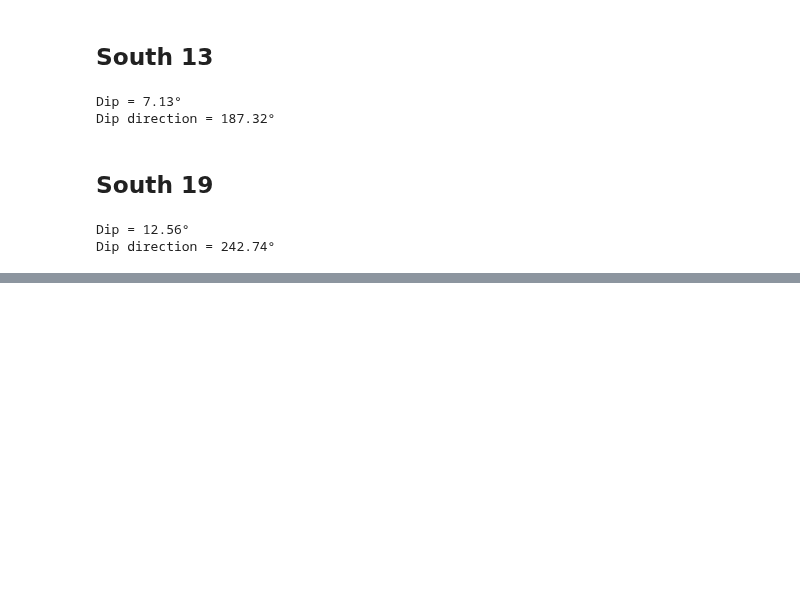
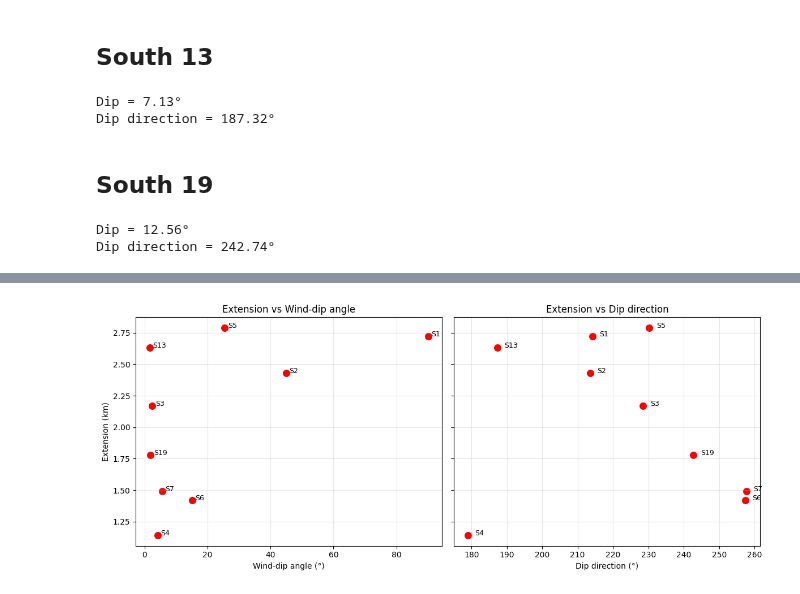
Before and after one commit to lsperezm/Martian_Icy_Scarps, a Jupyter notebook: Code/TerrainSlopes.ipynb, the cells around one changed output, grey strips where cells are left out. Drawn from its saved outputs; the diff is of its cells as text; code cells hidden in the pictures; blank space fills up the shorter version.

```diff
--- a/Code/TerrainSlopes.ipynb
+++ b/Code/TerrainSlopes.ipynb
@@ -136,0 +177,30 @@ Dip direction = 242.74°
+# %%
+labels = ['S1','S2','S3','S4','S5','S6','S7','S13','S19']
+
+fig, ax = plt.subplots(1, 2, figsize=(12,5), sharey=True)
+
+# ---------Wind - dip angle ---------
+ax[0].scatter(winddip_angle, extension, s=70,color='red')
+
+for x, y, label in zip(winddip_angle, extension, labels):
+    ax[0].text(x+1, y, label, fontsize=9)
+
+ax[0].set_xlabel("Wind-dip angle (°)")
+ax[0].set_ylabel("Extension (km)")
+ax[0].set_title("Extension vs Wind-dip angle")
+ax[0].grid(alpha=0.3)
+
+# --------- Dip direction ---------
+ax[1].scatter(dipdirs, extension, s=70,color='red')
+
+for x, y, label in zip(dipdirs, extension, labels):
+    ax[1].text(x+2, y, label, fontsize=9)
+
+ax[1].set_xlabel("Dip direction (°)")
+ax[1].set_title("Extension vs Dip direction")
+ax[1].grid(alpha=0.3)
+
+plt.tight_layout()
+plt.show()
+# %% [output]
+[figure, added]
```
Also changed, not shown: parts of 13 cells of this notebook, 4 other files.
